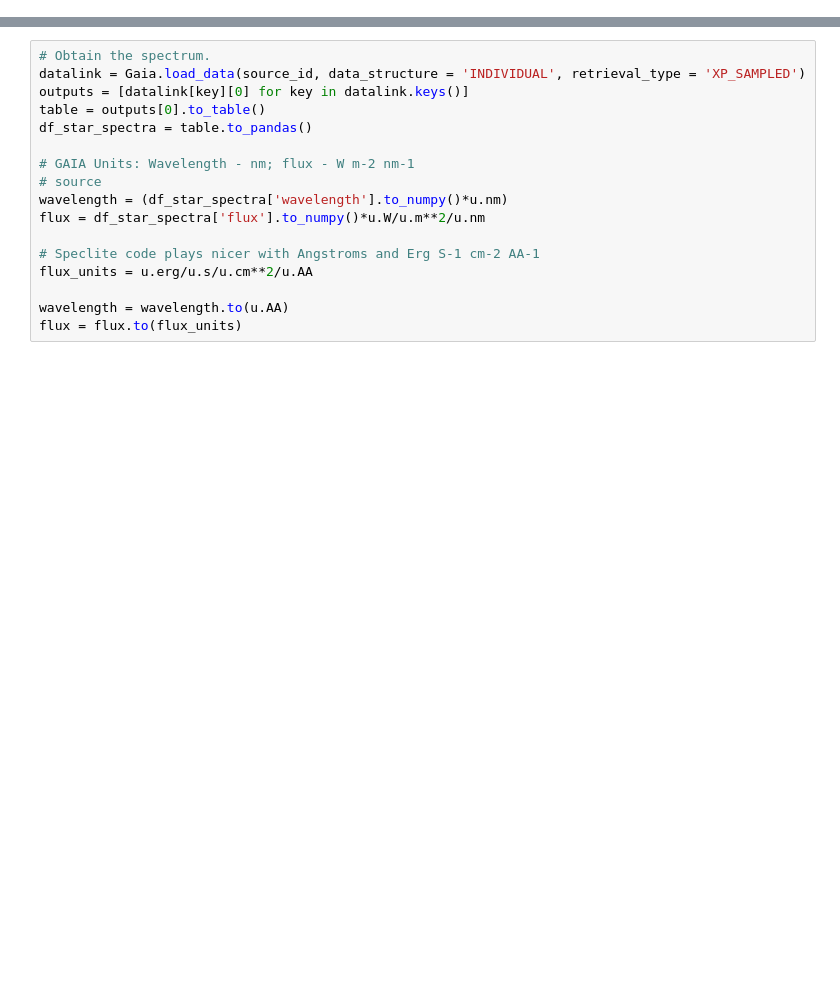
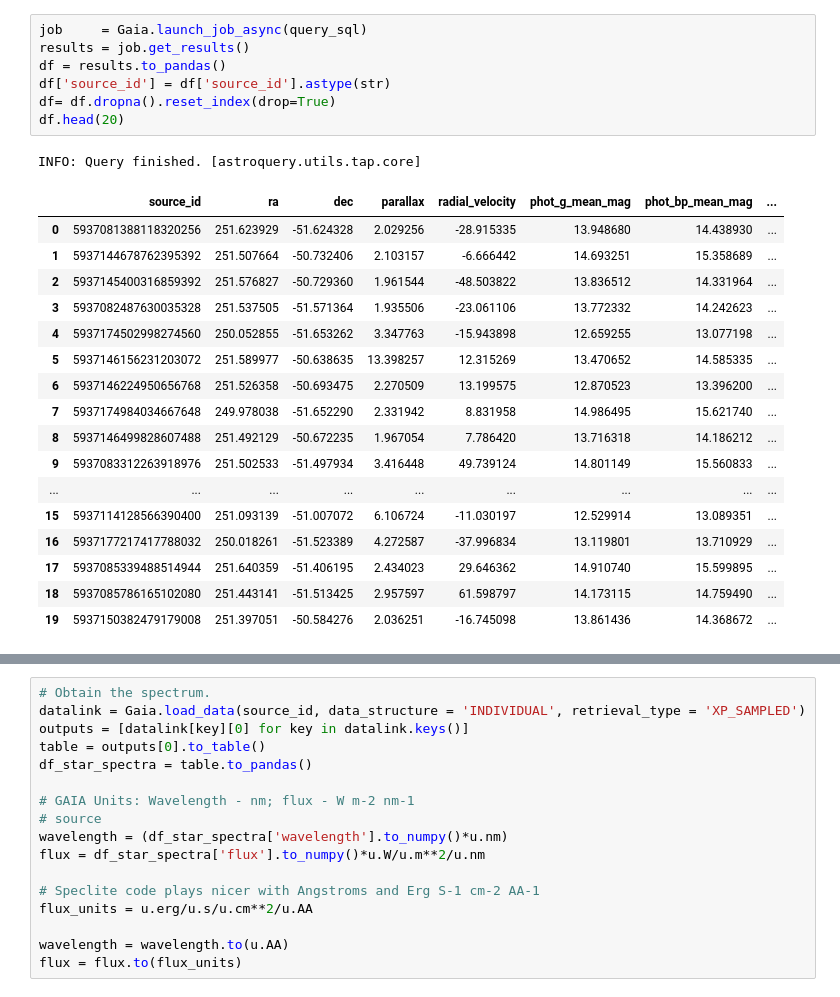
Before and after one commit to jeffrwatts/astronomy-notebooks, a Jupyter notebook: Star Spectra Magnitudes - GAIA.ipynb, the cells around one changed output, grey strips where cells are left out. Saved outputs shown, nothing was run; the diff lists cells and outputs as text; blank space fills up the shorter version.

```diff
--- a/Star Spectra Magnitudes - GAIA.ipynb
+++ b/Star Spectra Magnitudes - GAIA.ipynb
@@ -56,3 +43,29 @@ WARNING: UnitsWarning: The unit 'angstrom' has been deprecated in the VOUnit sta
+# %%
+job     = Gaia.launch_job_async(query_sql)
+results = job.get_results()
+df = results.to_pandas()
+df['source_id'] = df['source_id'].astype(str)
+df= df.dropna().reset_index(drop=True)
+df.head(20)
+# %% [output]
+INFO: Query finished. [astroquery.utils.tap.core]
+|  | source_id | ra | dec | parallax | radial_velocity | phot_g_mean_mag | phot_bp_mean_mag | ... |
+| 0 | 5937081388118320256 | 251.623929 | -51.624328 | 2.029256 | -28.915335 | 13.948680 | 14.438930 | ... |
+| 1 | 5937144678762395392 | 251.507664 | -50.732406 | 2.103157 | -6.666442 | 14.693251 | 15.358689 | ... |
+| 2 | 5937145400316859392 | 251.576827 | -50.729360 | 1.961544 | -48.503822 | 13.836512 | 14.331964 | ... |
+| 3 | 5937082487630035328 | 251.537505 | -51.571364 | 1.935506 | -23.061106 | 13.772332 | 14.242623 | ... |
+| 4 | 5937174502998274560 | 250.052855 | -51.653262 | 3.347763 | -15.943898 | 12.659255 | 13.077198 | ... |
+| 5 | 5937146156231203072 | 251.589977 | -50.638635 | 13.398257 | 12.315269 | 13.470652 | 14.585335 | ... |
+| 6 | 5937146224950656768 | 251.526358 | -50.693475 | 2.270509 | 13.199575 | 12.870523 | 13.396200 | ... |
+| 7 | 5937174984034667648 | 249.978038 | -51.652290 | 2.331942 | 8.831958 | 14.986495 | 15.621740 | ... |
+| 8 | 5937146499828607488 | 251.492129 | -50.672235 | 1.967054 | 7.786420 | 13.716318 | 14.186212 | ... |
+| 9 | 5937083312263918976 | 251.502533 | -51.497934 | 3.416448 | 49.739124 | 14.801149 | 15.560833 | ... |
+| ... | ... | ... | ... | ... | ... | ... | ... | ... |
+| 15 | 5937114128566390400 | 251.093139 | -51.007072 | 6.106724 | -11.030197 | 12.529914 | 13.089351 | ... |
+| 16 | 5937177217417788032 | 250.018261 | -51.523389 | 4.272587 | -37.996834 | 13.119801 | 13.710929 | ... |
+| 17 | 5937085339488514944 | 251.640359 | -51.406195 | 2.434023 | 29.646362 | 14.910740 | 15.599895 | ... |
+| 18 | 5937085786165102080 | 251.443141 | -51.513425 | 2.957597 | 61.598797 | 14.173115 | 14.759490 | ... |
+| 19 | 5937150382479179008 | 251.397051 | -50.584276 | 2.036251 | -16.745098 | 13.861436 | 14.368672 | ... |
 # %%
 # Select a Star
 index = 0#df['distance_gspphot'].idxmin()
```
Also changed, not shown: parts of 10 cells of this notebook.
